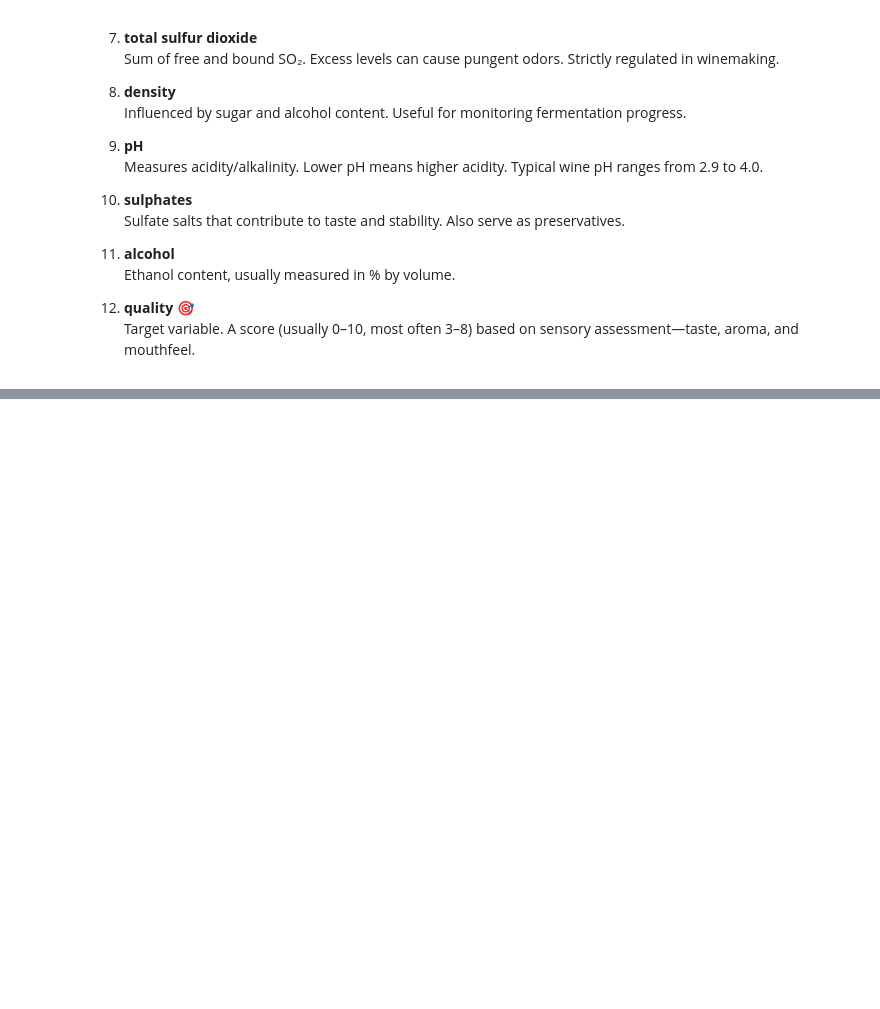
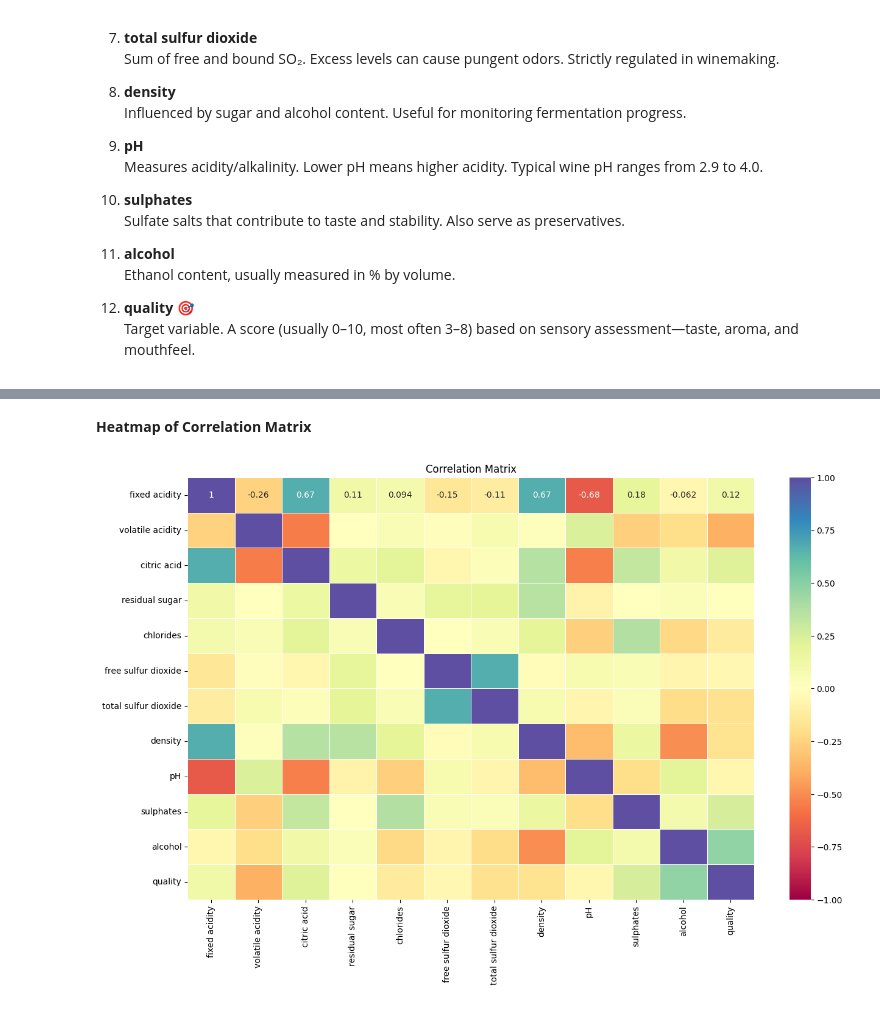
Before and after one commit to AtRealMasterLuke/WineQuality-SVM, a Jupyter notebook: Red Wine Quality - SVM.ipynb, the cells around one changed output, grey strips where cells are left out. Saved outputs shown, nothing was run; the diff lists cells and outputs as text; code cells hidden in the pictures; blank space fills up the shorter version.

```diff
--- a/Red Wine Quality - SVM.ipynb
+++ b/Red Wine Quality - SVM.ipynb
@@ -68,0 +139,10 @@ df.head(10)
+# %% [markdown]
+**Heatmap of Correlation Matrix**
+# %%
+plt.figure(figsize=(15, 9))
+sns.heatmap(df.corr(), annot=True, linewidth=0.5, cmap="Spectral", vmin=-1, vmax=1)
+plt.title('Correlation Matrix')
+plt.show()
+plt.close()
+# %% [output]
+[figure, added]
```
Also changed, not shown: parts of 44 cells of this notebook.
